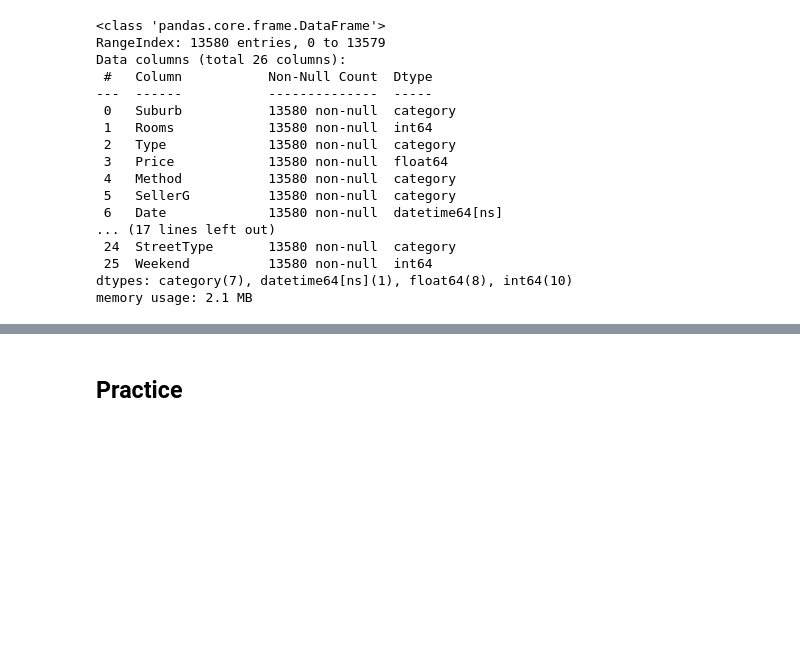
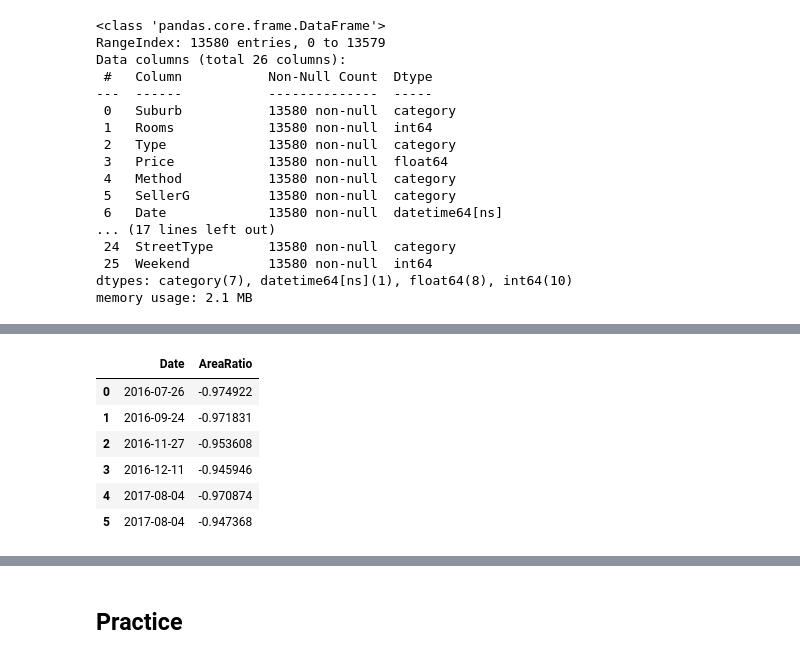
Before and after one commit to YarikKa2/Python_module_12, a Jupyter notebook: code/python_module_12.ipynb, the cells around one changed output, grey strips where cells are left out. Drawn from its saved outputs; the diff is of its cells as text; code cells hidden in the pictures; blank space fills up the shorter version.

```diff
--- a/code/python_module_12.ipynb
+++ b/code/python_module_12.ipynb
@@ -50,0 +69,23 @@ memory usage: 2.1 MB
+# %%
+# Предположим, компания McGrath поручила нам восстановить хронологию продаж таунхаусов,
+# у которых площадь участка существенно больше площади здания, чтобы понять, как часто компания справляется с таким сложным видом объектов.
+# Объекты, проданные в один и тот же день, мы бы хотели сортировать по значению коэффициента соотношения площадей.
+
+
+# создаем 3 условия
+area_ration_mask = melb_data['AreaRatio'] < -0.8    # значение AreaRatio очень низкое
+type_mask = melb_data['Type'] == 'townhouse'        # тип таунхауз
+company_mask = melb_data['SellerG'] == 'McGrath'    # продавец McGrath
+
+# при выборе данных вышелобозначенные условия перечисляем через & (НЕ ЗАПЯТАЯ)
+melb_data[area_ration_mask & company_mask & type_mask].sort_values(by=['Date', 'AreaRatio'], # сортируем
+                                                                   ascending=True, ignore_index=True # в возрастающем порядке
+                                                                   ).loc[:, ['Date', 'AreaRatio']]  # выводим только столбцы 'Date' и 'AreaRatio'
+# %% [output]
+|  | Date | AreaRatio |
+| 0 | 2016-07-26 | -0.974922 |
+| 1 | 2016-09-24 | -0.971831 |
+| 2 | 2016-11-27 | -0.953608 |
+| 3 | 2016-12-11 | -0.945946 |
+| 4 | 2017-08-04 | -0.970874 |
+| 5 | 2017-08-04 | -0.947368 |
```
Also changed, not shown: parts of 7 cells of this notebook.
